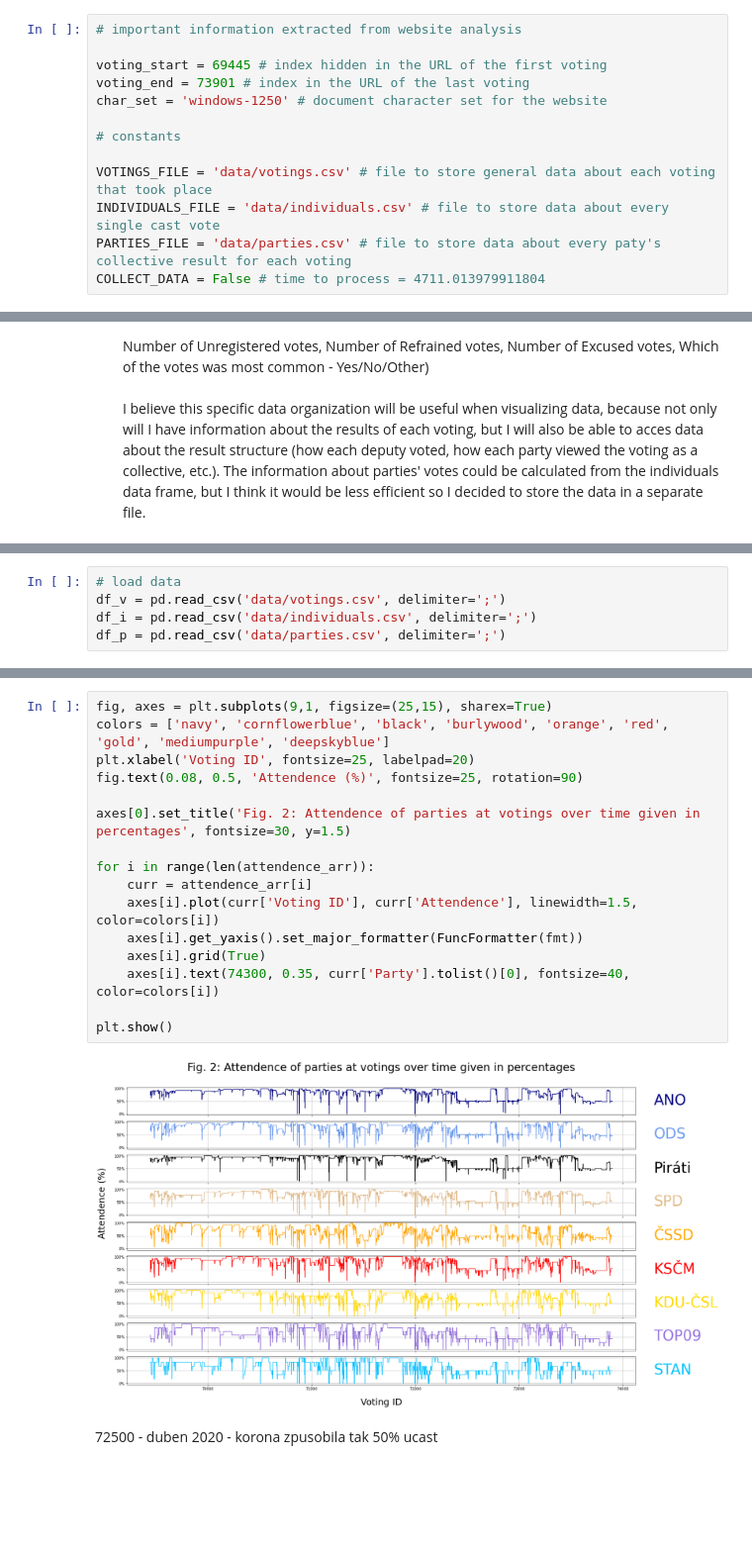
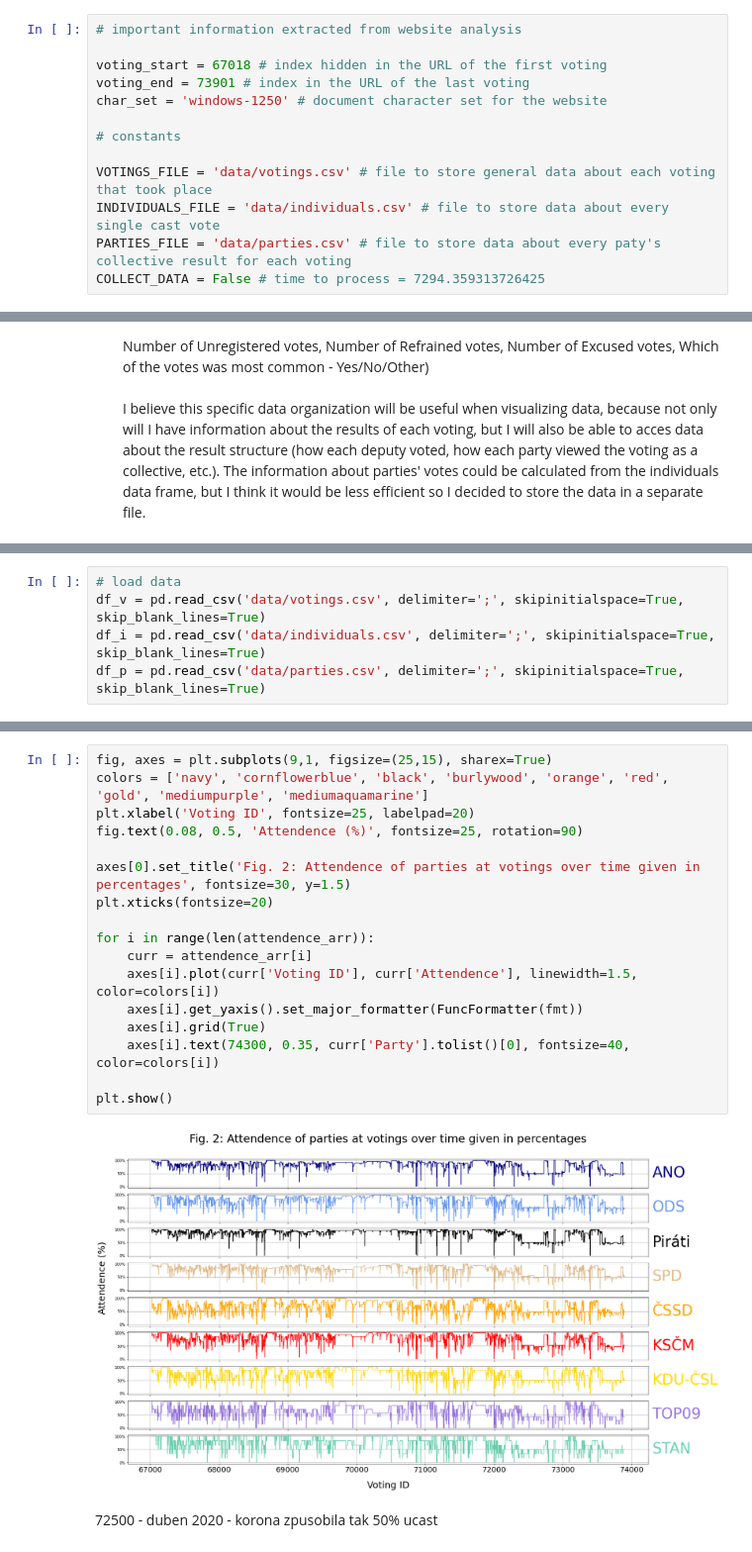
Before and after one commit to chododom/BI-VZD, a Jupyter notebook: 01/homework_01_B201.ipynb, the cells around one changed output, grey strips where cells are left out. Shown at 99% size. Saved outputs shown, nothing was run; the diff lists cells and outputs as text; blank space fills up the shorter version.

```diff
--- a/01/homework_01_B201.ipynb
+++ b/01/homework_01_B201.ipynb
@@ -58,7 +61,7 @@ While browsing through the individual votings, I noticed that the URL of each of
 # %%
 # important information extracted from website analysis
 
-voting_start = 69445 # index hidden in the URL of the first voting
+voting_start = 67018 # index hidden in the URL of the first voting
 voting_end = 73901 # index in the URL of the last voting
 char_set = 'windows-1250' # document character set for the website
 
@@ -67,7 +70,7 @@ char_set = 'windows-1250' # document character set for the website
 VOTINGS_FILE = 'data/votings.csv' # file to store general data about each voting that took place
 INDIVIDUALS_FILE = 'data/individuals.csv' # file to store data about every single cast vote
 PARTIES_FILE = 'data/parties.csv' # file to store data about every paty's collective result for each voting
-COLLECT_DATA = False # time to process = 4711.013979911804
+COLLECT_DATA = False # time to process = 7294.359313726425
 # %% [markdown]
 # Web scraping
 
@@ -264,8 +249,8 @@ Processing page: 73900
 # %%
 # load data
-df_v = pd.read_csv('data/votings.csv', delimiter=';')
-df_i = pd.read_csv('data/individuals.csv', delimiter=';')
-df_p = pd.read_csv('data/parties.csv', delimiter=';')
+df_v = pd.read_csv('data/votings.csv', delimiter=';', skipinitialspace=True, skip_blank_lines=True)
+df_i = pd.read_csv('data/individuals.csv', delimiter=';', skipinitialspace=True, skip_blank_lines=True)
+df_p = pd.read_csv('data/parties.csv', delimiter=';', skipinitialspace=True, skip_blank_lines=True)
 # %%
 print('Processing data...')
 df1 = df_p[df_p.Party != "Nezařaz"]
@@ -330,21 +321,22 @@ for p in range(party_cnt):
 # %%
 fig, axes = plt.subplots(9,1, figsize=(25,15), sharex=True)
-colors = ['navy', 'cornflowerblue', 'black', 'burlywood', 'orange', 'red', 'gold', 'mediumpurple', 'deepskyblue']
+colors = ['navy', 'cornflowerblue', 'black', 'burlywood', 'orange', 'red', 'gold', 'mediumpurple', 'mediumaquamarine']
 plt.xlabel('Voting ID', fontsize=25, labelpad=20)
 fig.text(0.08, 0.5, 'Attendence (%)', fontsize=25, rotation=90)
 
 axes[0].set_title('Fig. 2: Attendence of parties at votings over time given in percentages', fontsize=30, y=1.5)
+plt.xticks(fontsize=20)
 
 for i in range(len(attendence_arr)):
     curr = attendence_arr[i]
     axes[i].plot(curr['Voting ID'], curr['Attendence'], linewidth=1.5, color=colors[i])
     axes[i].get_yaxis().set_major_formatter(FuncFormatter(fmt))
     axes[i].grid(True)
     axes[i].text(74300, 0.35, curr['Party'].tolist()[0], fontsize=40, color=colors[i])
 
 plt.show()
 # %% [output]
-[figure, old version]
+[figure, new version]
 # %% [markdown]
 72500 - duben 2020 - korona zpusobila tak 50% ucast
 # %%
```
Also changed, not shown: parts of 11 cells of this notebook, 3 other files.
